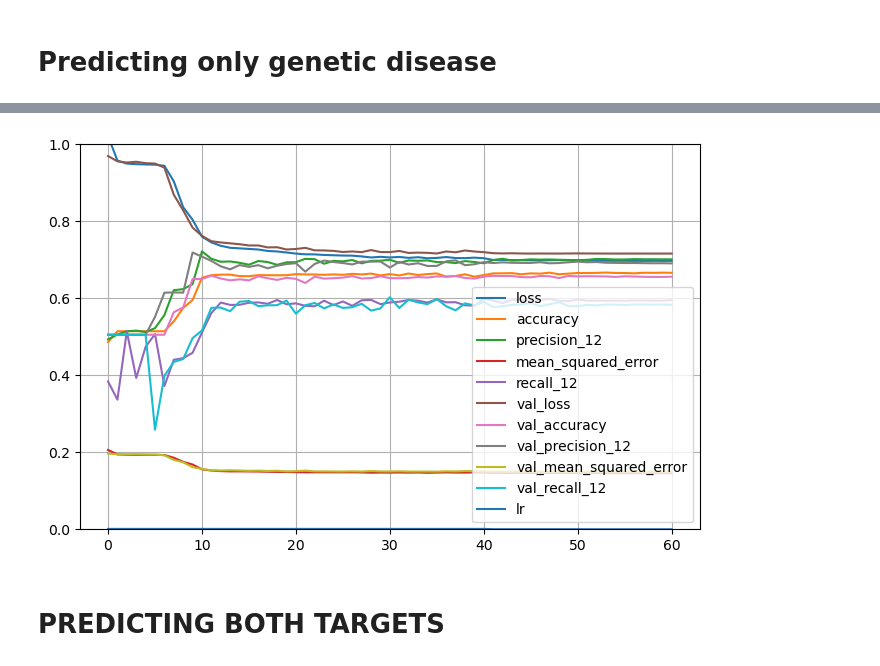
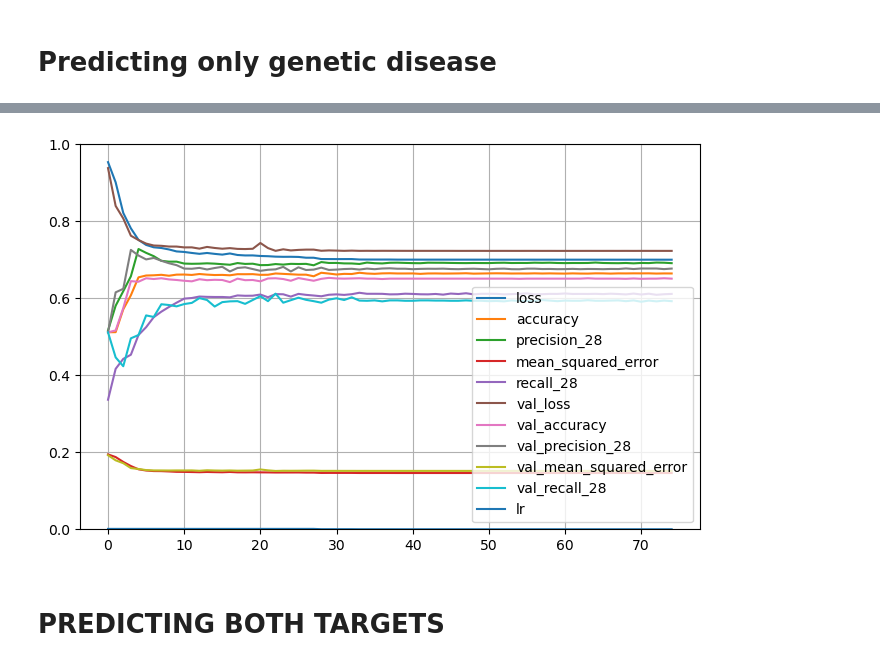
Before and after one commit to salmaloukili/ML, a Jupyter notebook: notebook.ipynb, the cells around one changed output, grey strips where cells are left out. Saved outputs shown, nothing was run; the diff lists cells and outputs as text; code cells hidden in the pictures.

Commit message:
final models? 70 precision, 66 accuracy, 65 F score

```diff
--- a/notebook.ipynb
+++ b/notebook.ipynb
@@ -720,7 +719,7 @@ Total number of rows in the dataset: 10982
 # Predicting only genetic disease
 # %%
 
-nn_data_3 = dataset_3.copy()
+nn_data = dataset_2.copy()
 
 # MAP TARGET COLUMNS TO ONE-HOT CODED ARRAYS
 genetic_disorder_mapping = {
@@ -728,7 +727,7 @@ genetic_disorder_mapping = {
     'Multifactorial genetic inheritance disorders': [0, 1, 0],
     'Single-gene inheritance diseases': [0, 0, 1]
 }
-nn_data_3['Genetic Disorder'] = nn_data_3['Genetic Disorder'].map(genetic_disorder_mapping)
+nn_data['Genetic Disorder'] = nn_data['Genetic Disorder'].map(genetic_disorder_mapping)
 
 disorder_subclass_mapping = {
     "Leber's hereditary optic neuropathy": [1, 0, 0, 0, 0, 0, 0, 0, 0],
@@ -742,19 +741,18 @@ disorder_subclass_mapping = {
     'Cancer': [0, 0, 0, 0, 0, 0, 0, 0, 1]
 }
 
-nn_data_3['Disorder Subclass'] = nn_data_3['Disorder Subclass'].map(disorder_subclass_mapping)
+nn_data['Disorder Subclass'] = nn_data['Disorder Subclass'].map(disorder_subclass_mapping)
 
-# DROP SUBCLASS NaN AND SUBCLASS
-#nn_data_3 = nn_data_3.dropna(subset=['Disorder Subclass'])
-nn_data_3 = nn_data_3.drop(['Disorder Subclass'], axis=1)
+# DROP SUBCLASS
+nn_data = nn_data.drop(['Disorder Subclass'], axis=1)
 
 
 # SHUFFLE AND SPLIT DATASET
-nn_data_3.sample(frac=1)
+nn_data.sample(frac=1)
 
-validation_set = nn_data_3[0:4000]
-test_set = nn_data_3[4000:5000]
-train_set = nn_data_3[5000:]
+validation_set = nn_data[0:2000]
+test_set = nn_data[2000:3000]
+train_set = nn_data[3000:]
 
 
 y_train_genetic = np.array(list(train_set['Genetic Disorder']))
@@ -814,6 +812,7 @@ model = models.load_model("my_model") # TRACE BACK TO BEST MODEL
 score = model.evaluate(X_test, {'genetic_output': y_test_genetic})
 print(score)
 print()
+print('Loss: ', score[0])
 print("Accuracy: ", score[1])
 print("Precision: ", score[2])
 print("Recall: ", score[4])
@@ -847,4 +846,4 @@ Mean squarred error:  0.1473904848098755
-[figure, old version]
+[figure, new version]
 # %% [markdown]
 # PREDICTING BOTH TARGETS
 # %%
```
Also changed, not shown: parts of 10 cells of this notebook, 42 other files.
